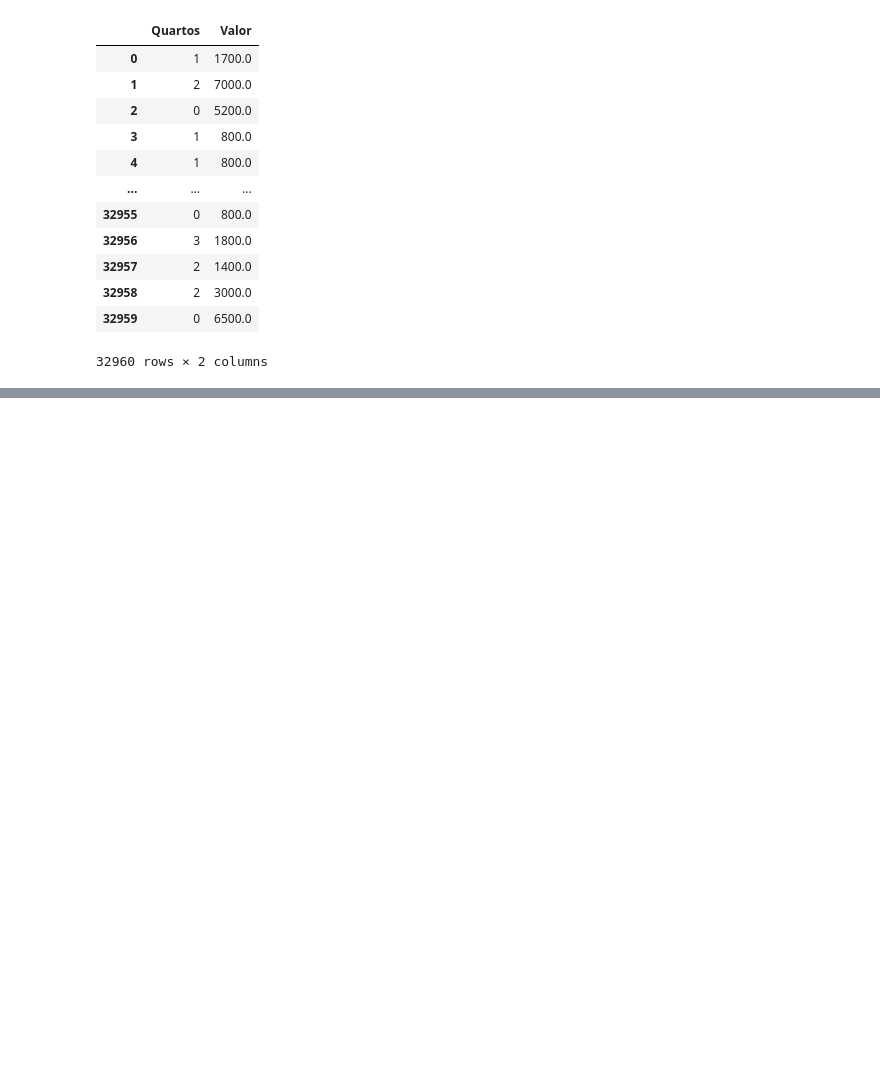
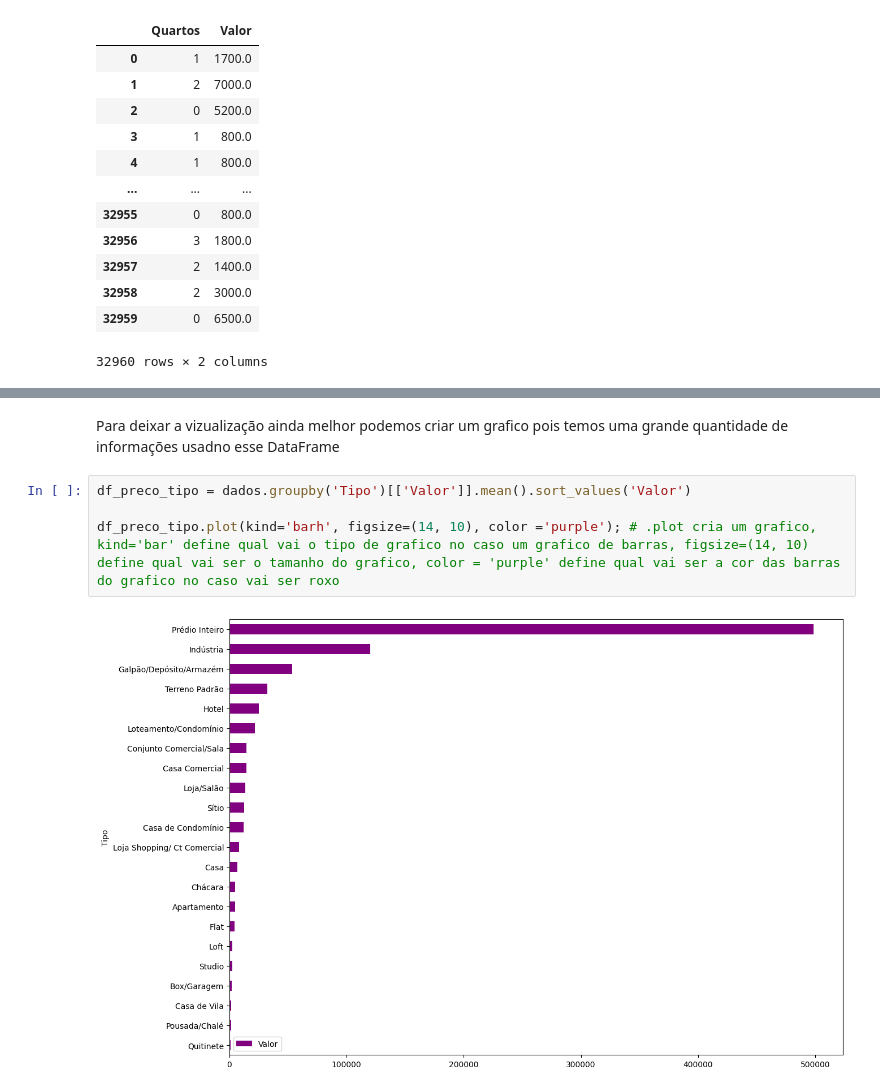
Before and after one commit to Aragao05/Python-para-DataScience-from-Alura, a Jupyter notebook: Pandas/Conhecendo a biblioteca/Pandas.ipynb, the cells around one changed output, grey strips where cells are left out. Drawn from its saved outputs; the diff is of its cells as text; blank space fills up the shorter version.

Commit message:
Atualização
Aula de analize exploratoria de dados iniciada

```diff
--- a/Pandas/Conhecendo a biblioteca/Pandas.ipynb
+++ b/Pandas/Conhecendo a biblioteca/Pandas.ipynb
@@ -90,0 +168,8 @@ dados[['Quartos','Valor']] # retorna as duas colunas chamadas para a vizualizaç
+# %% [markdown]
+Para deixar a vizualização ainda melhor podemos criar um grafico pois temos uma grande quantidade de informações usadno esse DataFrame
+# %%
+df_preco_tipo = dados.groupby('Tipo')[['Valor']].mean().sort_values('Valor')
+
+df_preco_tipo.plot(kind='barh', figsize=(14, 10), color ='purple'); # .plot cria um grafico, kind='bar' define qual vai o tipo de grafico no caso um grafico de barras, figsize=(14, 10) define qual vai ser o tamanho do grafico, color = 'purple' define qual vai ser a cor das barras do grafico no caso vai ser roxo
+# %% [output]
+[figure, added]
```
Also changed, not shown: parts of 6 cells of this notebook.
